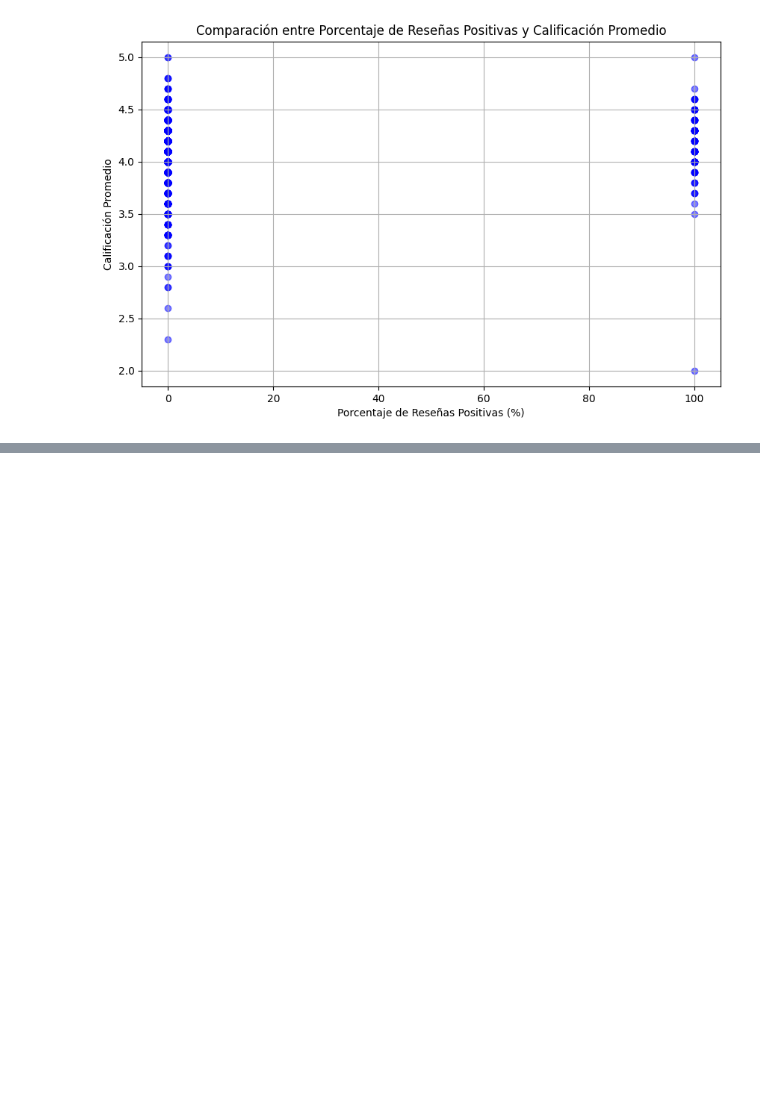
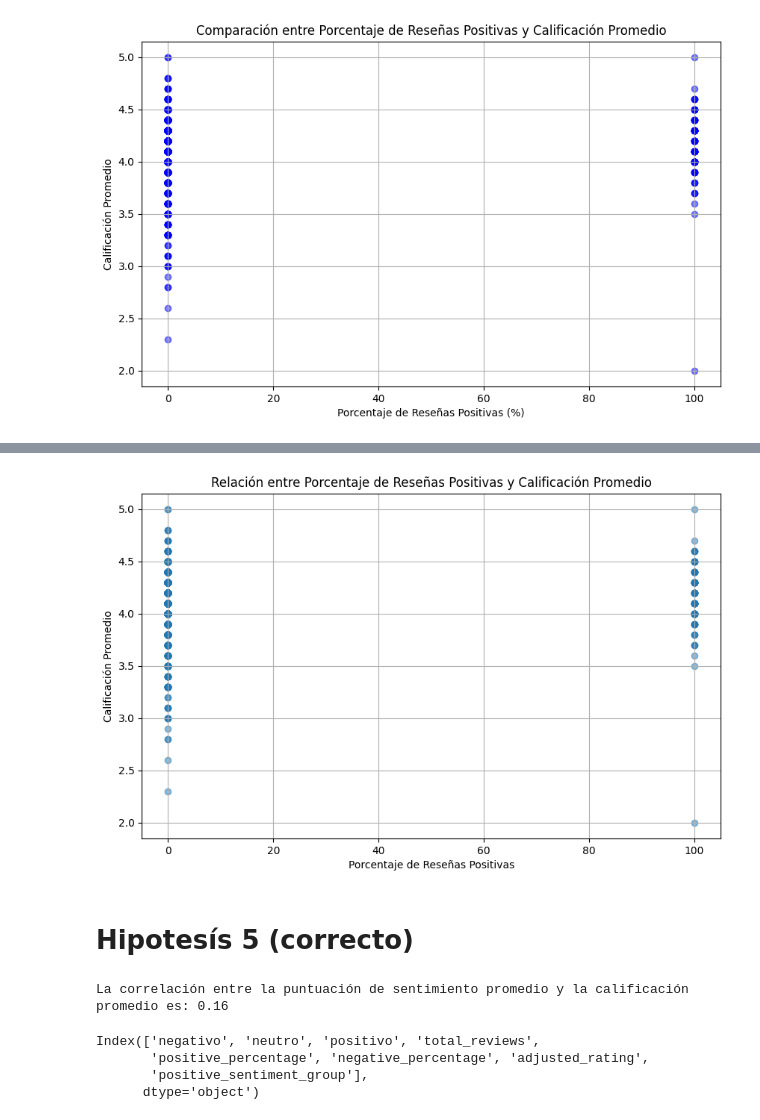
Before and after one commit to Al3jandraMtz/Proyecto4_DataLab, a Jupyter notebook: Proyecto4_DataLab.ipynb, the cells around one changed output, grey strips where cells are left out. Saved outputs shown, nothing was run; the diff lists cells and outputs as text; code cells hidden in the pictures; blank space fills up the shorter version.

```diff
--- a/Proyecto4_DataLab.ipynb
+++ b/Proyecto4_DataLab.ipynb
@@ -1044,3 +1044,12 @@ plt.show()
 [figure]
 # %% [markdown]
 # Hipotesis 5
+# %%
+import pandas as pd
+
+# Cargar los datos desde el archivo CSV
+file_path = '/content/Data-Set-Sentimiento1.csv'
+df = pd.read_csv(file_path)
+
+# Mostrar las primeras filas del DataFrame para revisar
+df.head()
@@ -1106,3 +1123,13 @@ plt.grid(True)
 plt.show()
 # %% [output]
 [figure]
+# %%
+# Clasificación de productos en grupos basados en el porcentaje de reseñas positivas
+# Definir los umbrales para clasificar los productos
+bins = [0, 20, 40, 60, 80, 100]
+labels = ['Muy Bajo', 'Bajo', 'Medio', 'Alto', 'Muy Alto']
+
+sentiment_distribution['positive_sentiment_group'] = pd.cut(sentiment_distribution['positive_percentage'], bins=bins, labels=labels)
+
+# Mostrar la distribución de productos en cada grupo
+print(sentiment_distribution['positive_sentiment_group'].value_counts())
@@ -1108,0 +1188,47 @@ plt.show()
+# %%
+import matplotlib.pyplot as plt
+
+# Crear la gráfica de dispersión
+plt.figure(figsize=(10, 6))
+plt.scatter(sentiment_distribution['positive_percentage'], sentiment_distribution['adjusted_rating'], alpha=0.5)
+plt.title('Relación entre Porcentaje de Reseñas Positivas y Calificación Promedio')
+plt.xlabel('Porcentaje de Reseñas Positivas')
+plt.ylabel('Calificación Promedio')
+plt.grid(True)
+plt.show()
+# %% [output]
+[figure, added]
+# %% [markdown]
+# Hipotesís 5 (correcto)
+# %%
+#Calcular promedios
+import pandas as pd
+
+# Paso 1: Agrupar y sacar promedios
+grouped_df = df.groupby('product_id').agg({
+    'adjusted_rating': 'mean',
+    'sentiment': 'mean'
+}).reset_index()
+
+# Paso 2: Asignar nombre a las nuevas columnas
+grouped_df.rename(columns={
+    'adjusted_rating': 'avg_adjusted_rating',
+    'sentiment': 'avg_sentiment_score'
+}, inplace=True)
+
+# Paso 3: Calcular la correlación entre las variables
+correlation = grouped_df['avg_adjusted_rating'].corr(grouped_df['avg_sentiment_score'])
+
+print(f"La correlación entre sentimiento promedio y la calificación promedio es: {correlation:.2f}")
+
+# Puedes también agregar las columnas al DataFrame original si es necesario
+df = df.merge(grouped_df, on='product_id', how='left')
+# %% [output]
+La correlación entre la puntuación de sentimiento promedio y la calificación promedio es: 0.16
+# %%
+print(sentiment_distribution.columns)
+# %% [output]
+Index(['negativo', 'neutro', 'positivo', 'total_reviews',
+       'positive_percentage', 'negative_percentage', 'adjusted_rating',
+       'positive_sentiment_group'],
+      dtype='object')
```
Also changed, not shown: parts of 16 cells of this notebook.
